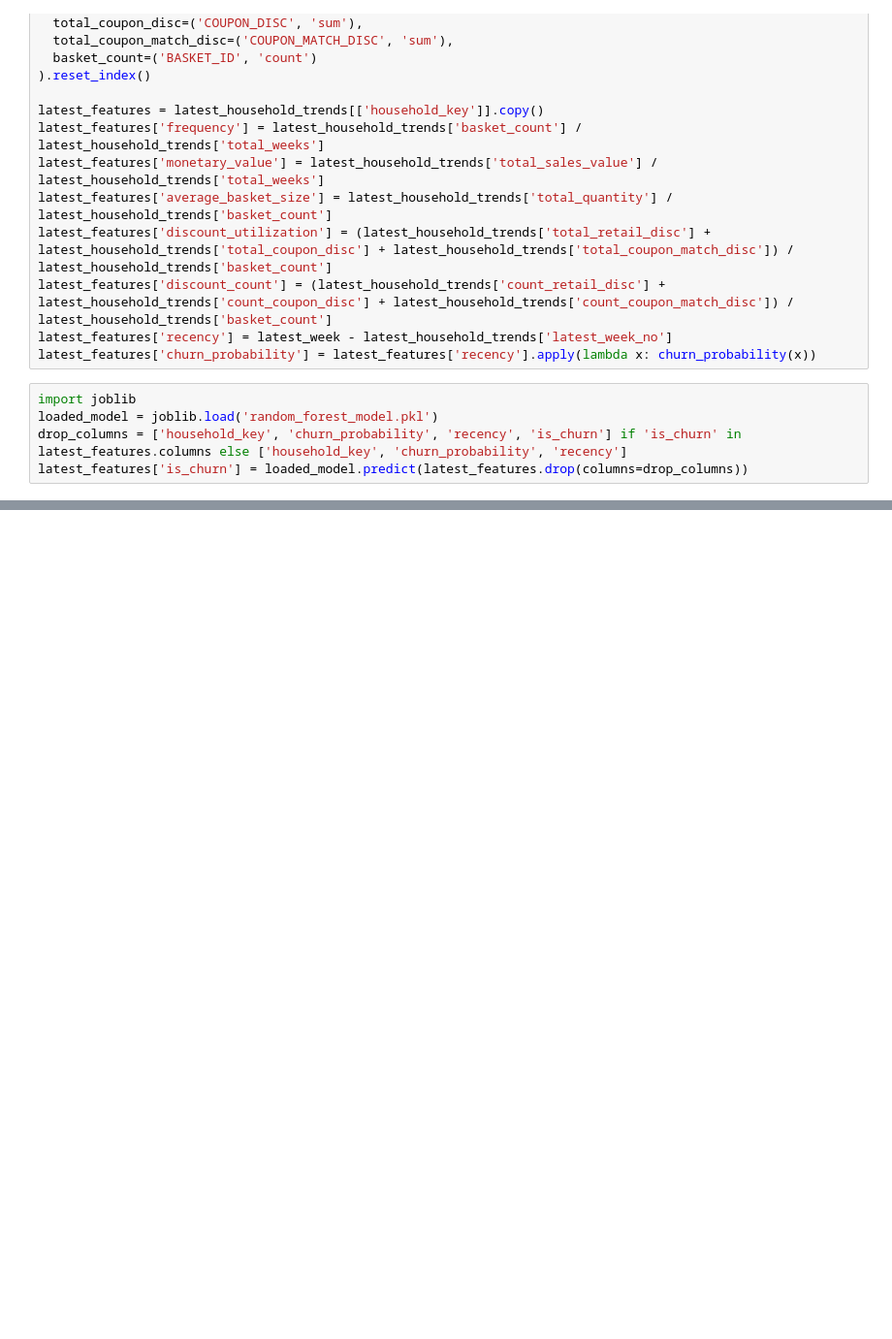
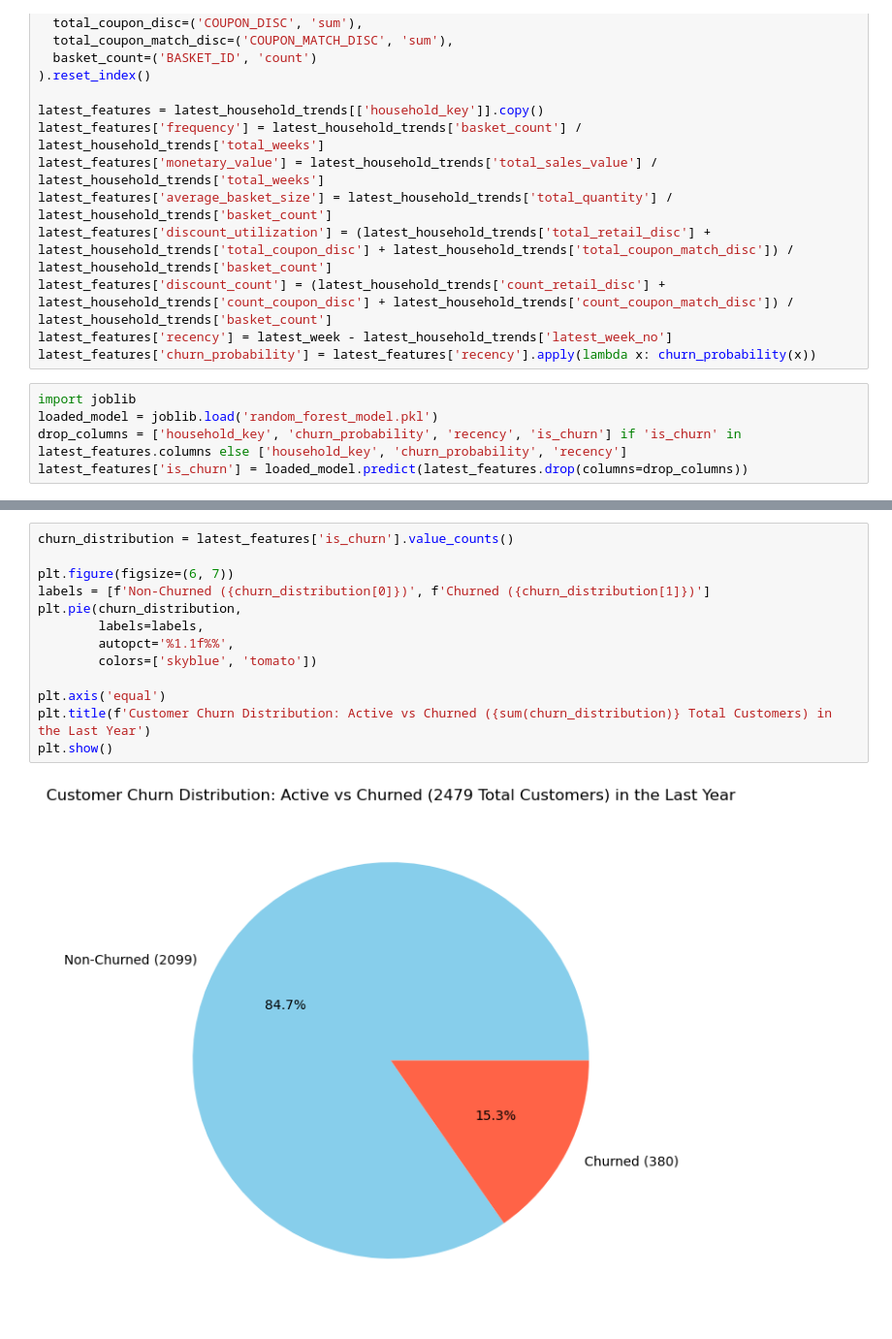
Before and after one commit to agrawalabr/churn-predictor, a Jupyter notebook: probable-churn.ipynb, the cells around one changed output, grey strips where cells are left out. Shown at 97% size. Drawn from its saved outputs; the diff is of its cells as text; blank space fills up the shorter version.

```diff
--- a/probable-churn.ipynb
+++ b/probable-churn.ipynb
@@ -98,3 +89,18 @@ s3.put_object(Bucket='asv-churn-predictor', Key='processed/probable_churns.csv',
   'RetryAttempts': 0},
  'ETag': '"24c47ac5250101a83e5ca3c2591baacb"',
  'ServerSideEncryption': 'AES256'}
+# %%
+churn_distribution = latest_features['is_churn'].value_counts()
+
+plt.figure(figsize=(6, 7))
+labels = [f'Non-Churned ({churn_distribution[0]})', f'Churned ({churn_distribution[1]})']
+plt.pie(churn_distribution,
+        labels=labels,
+        autopct='%1.1f%%',
+        colors=['skyblue', 'tomato'])
+
+plt.axis('equal')
+plt.title(f'Customer Churn Distribution: Active vs Churned ({sum(churn_distribution)} Total Customers) in the Last Year')
+plt.show()
+# %% [output]
+[figure, added]
```
Also changed, not shown: parts of 3 cells of this notebook, 8 other files.
